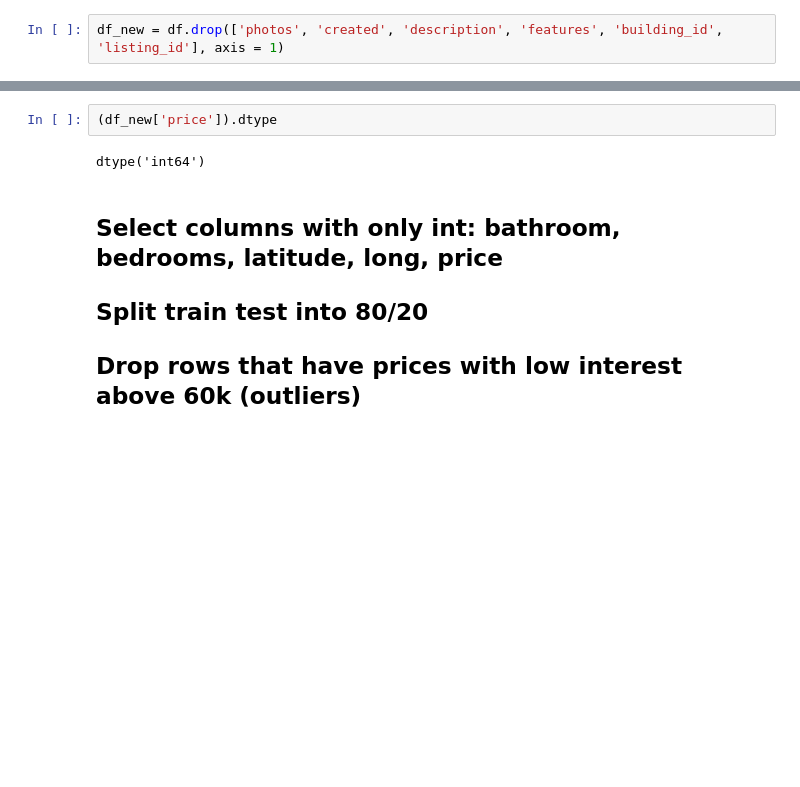
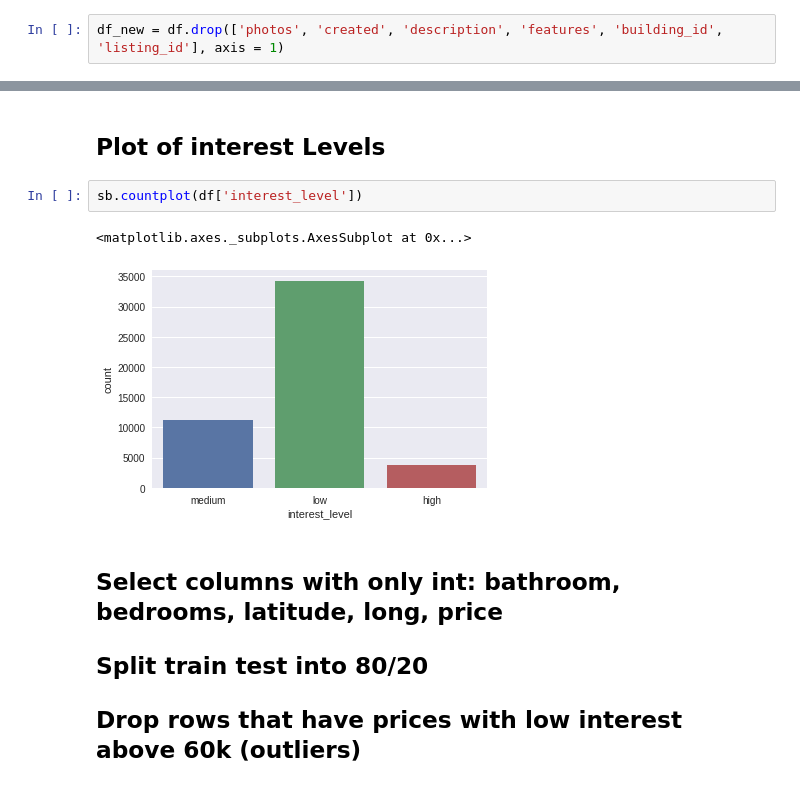
Before and after one commit to yewwah/sigma_rental, a Jupyter notebook: sigma_rental.ipynb, the cells around one changed output, grey strips where cells are left out. Drawn from its saved outputs; the diff is of its cells as text; blank space fills up the shorter version.

```diff
--- a/sigma_rental.ipynb
+++ b/sigma_rental.ipynb
@@ -82,10 +83,13 @@ df_new.head()
 | 100004 | 1.0 | 1 | W 13 Street | high | 40.7388 | -74.0018 | d9039c43983f6e564b1482b273bd7b01 | 2850 | ... |
 | 100007 | 1.0 | 1 | East 49th Street | low | 40.7539 | -73.9677 | 1067e078446a7897d2da493d2f741316 | 3275 | ... |
 | 100013 | 1.0 | 4 | West 143rd Street | low | 40.8241 | -73.9493 | 98e13ad4b495b9613cef886d79a6291f | 3350 | ... |
-# %%
-(df_new['price']).dtype
-# %% [output]
-dtype('int64')
+# %% [markdown]
+## Plot of interest Levels
+# %%
+sb.countplot(df['interest_level'])
+# %% [output]
+<matplotlib.axes._subplots.AxesSubplot at 0x...>
+[figure, added]
 # %% [markdown]
 ## Select columns with only int: bathroom, bedrooms, latitude, long, price
 ## Split train test into 80/20
```
Also changed, not shown: parts of 9 cells of this notebook.
